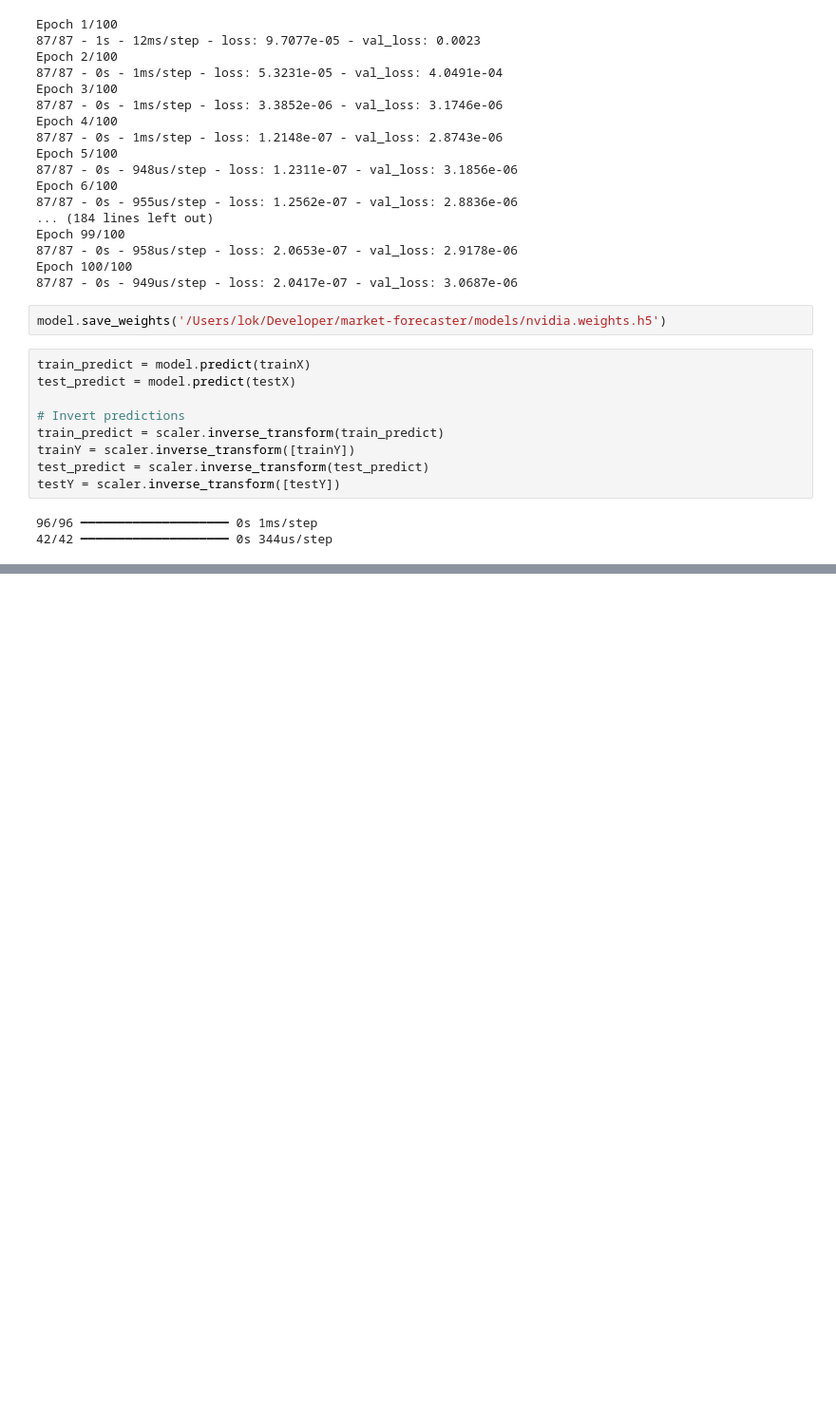
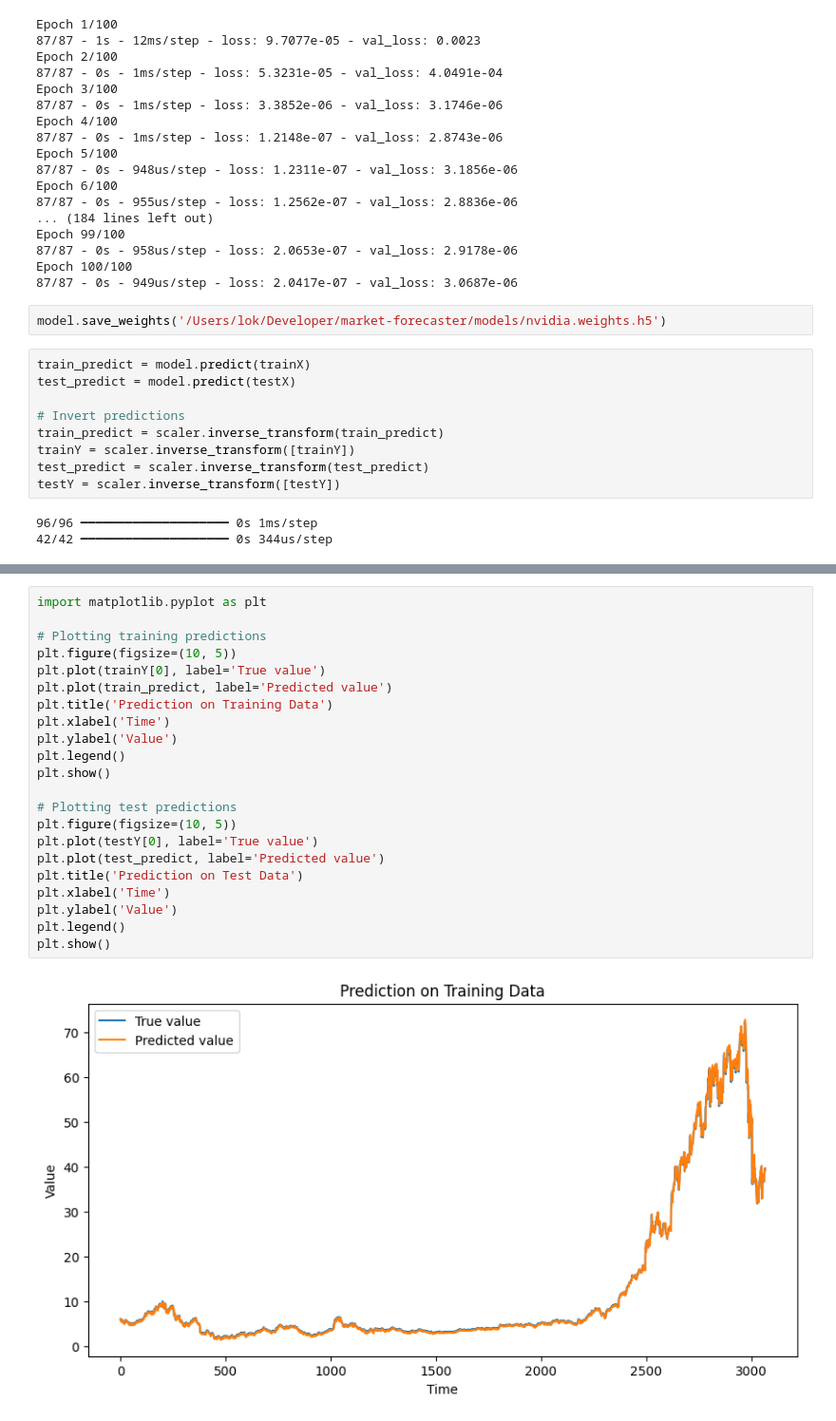
Before and after one commit to tranhlok/market-forecasting, a Jupyter notebook: notebooks/lstm.ipynb, the cells around one changed output, grey strips where cells are left out. Shown: that part at 95% size. Drawn from its saved outputs; the diff is of its cells as text; blank space fills up the shorter version.

```diff
--- a/notebooks/lstm.ipynb
+++ b/notebooks/lstm.ipynb
@@ -137,0 +161,24 @@ plt.show()
+# %%
+import matplotlib.pyplot as plt
+
+# Plotting training predictions
+plt.figure(figsize=(10, 5))
+plt.plot(trainY[0], label='True value')
+plt.plot(train_predict, label='Predicted value')
+plt.title('Prediction on Training Data')
+plt.xlabel('Time')
+plt.ylabel('Value')
+plt.legend()
+plt.show()
+
+# Plotting test predictions
+plt.figure(figsize=(10, 5))
+plt.plot(testY[0], label='True value')
+plt.plot(test_predict, label='Predicted value')
+plt.title('Prediction on Test Data')
+plt.xlabel('Time')
+plt.ylabel('Value')
+plt.legend()
+plt.show()
+# %% [output]
+[figure, added]
```
Also changed, not shown: parts of 4 cells of this notebook, 16 other files.
